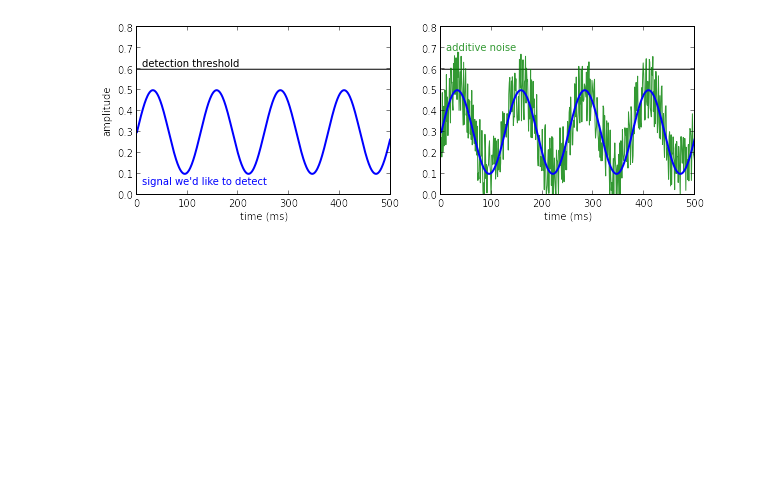
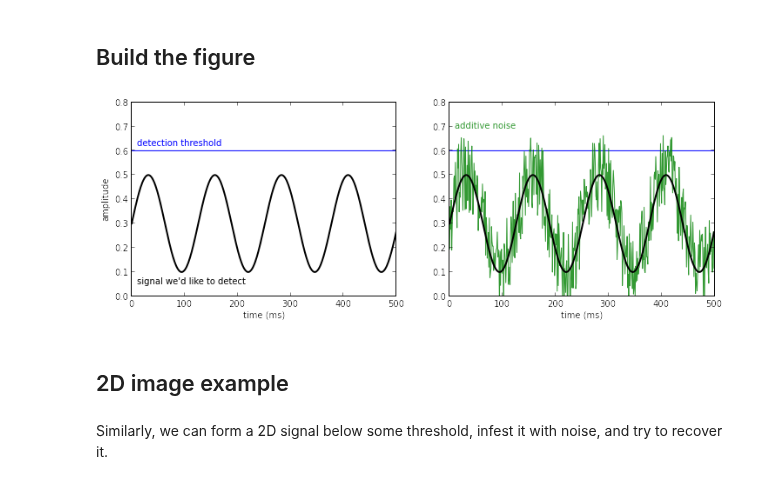
Before and after one commit to kwinkunks/notebooks, a Jupyter notebook: Stochastic_resonance.ipynb, the cells around one changed output. Saved outputs shown, nothing was run; the diff lists cells and outputs as text; code cells hidden in the pictures; blank space fills up the shorter version.

Commit message:
added 2D example

```diff
--- a/Stochastic_resonance.ipynb
+++ b/Stochastic_resonance.ipynb
@@ -5,4 +9,4 @@ import matplotlib.pyplot as plt
 # %%
 x = np.arange(500)
 y = 0.3 + np.sin(x/20.)/5
-n = y + np.random.rand(500)/3 - (3./20)
+noisy = y + np.random.rand(500)/3 - (3./20)
@@ -9,26 +18,31 @@ n = y + np.random.rand(500)/3 - (3./20)
+# %% [markdown]
+## Build the figure
 # %%
-plt.figure(figsize=(10,3))
+plt.figure(figsize=(12,4))
 
 plt.subplot(121)
-plt.plot(x, y, lw=2)
-plt.text(10, 0.61, 'detection threshold')
-plt.text(10, 0.05, "signal we'd like to detect", color='b')
+plt.plot(x, y, lw=2, color='k')
+plt.text(10, 0.05, "signal we'd like to detect", color='k')
+plt.hlines(0.6, 0, 500, color='b')
+plt.text(10, 0.62, 'detection threshold', color='b')
 plt.ylabel('amplitude')
 plt.xlabel('time (ms)')
 plt.ylim(0, 0.8)
 plt.xlim(0, 500)
-plt.hlines(0.6, 0, 500)
 
 plt.subplot(122)
-plt.plot(x, n, color='g', alpha=0.8)
-plt.plot(x, y, color='b', lw=2)
+plt.plot(x, noisy, color='g', alpha=0.8)
+plt.plot(x, y, color='k', lw=2)
 plt.text(10, 0.69, "additive noise", color='g', alpha=0.8)
 plt.xlabel('time (ms)')
-plt.ylim(0,0.8)
+plt.ylim(0, 0.8)
 plt.xlim(0, 500)
-plt.hlines(0.6,0,500)
+plt.hlines(0.6, 0, 500, color='b')
 
-plt.savefig('stochastic_resonance_demo.png', dpi=625/10.)
 plt.show()
 # %% [output]
-[figure, old version]
+[figure, new version]
+# %% [markdown]
+## 2D image example
+# %% [markdown]
+Similarly, we can form a 2D signal below some threshold, infest it with noise, and try to recover it.
```
Also changed, not shown: parts of 11 cells of this notebook.
